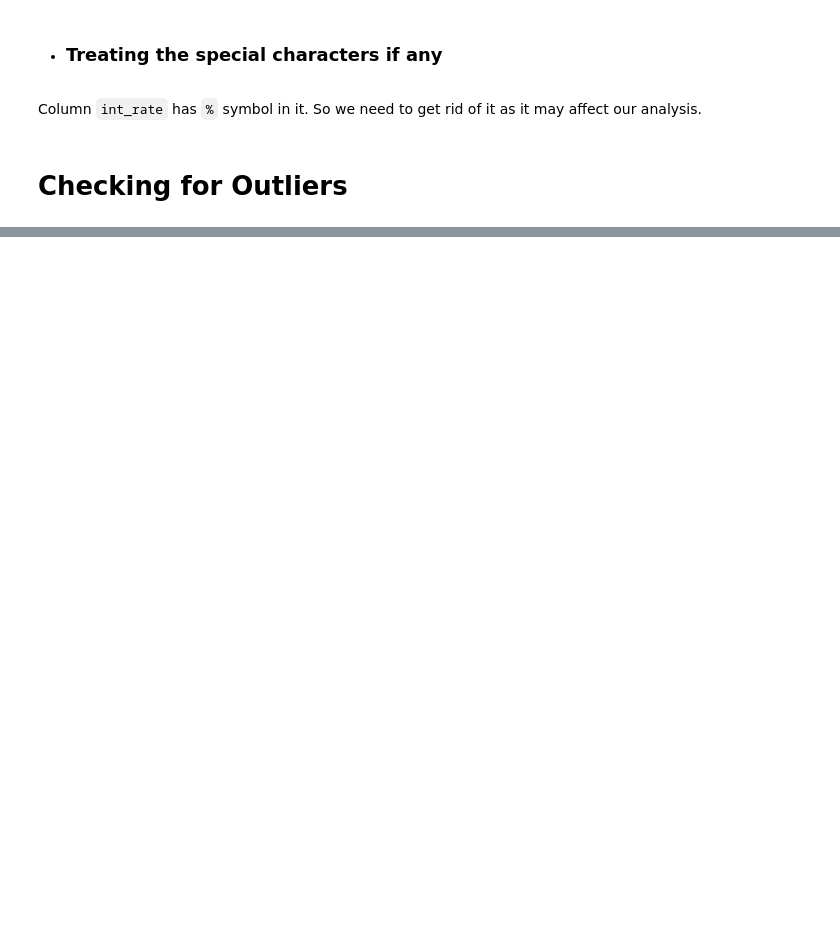
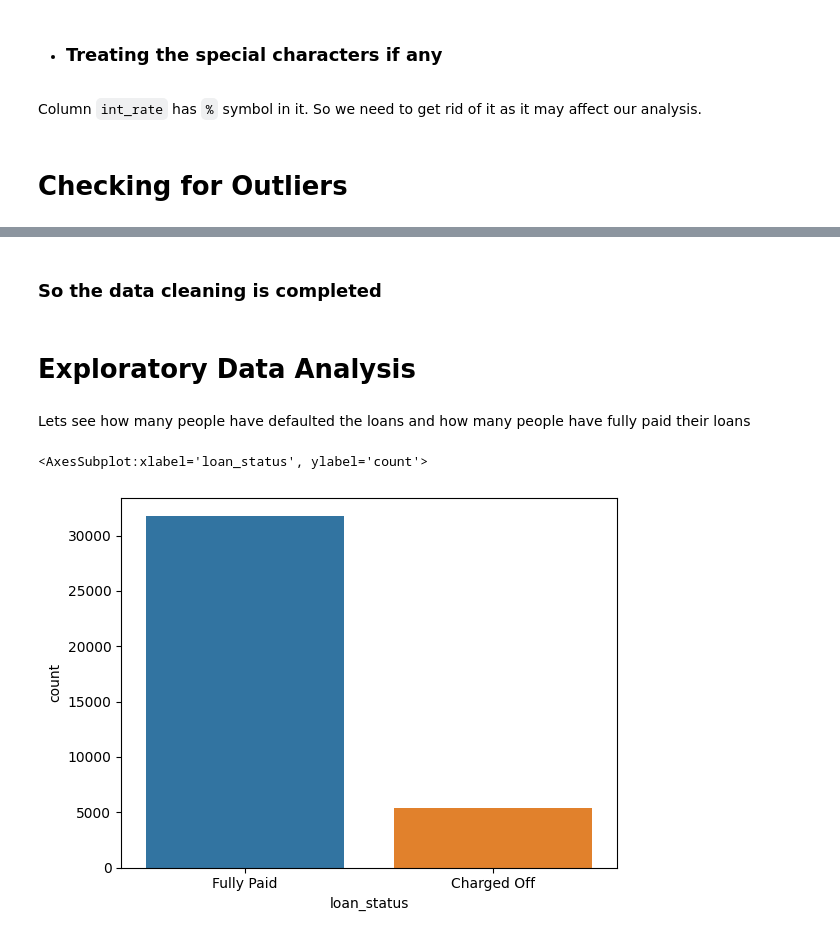
Before and after one commit to philipfranklin/LendingClubCaseStudy, a Jupyter notebook: default_analysis.ipynb, the cells around one changed output, grey strips where cells are left out. Cells and saved outputs as stored; diff of their text form; code cells hidden in the pictures; blank space fills up the shorter version.

```diff
--- a/default_analysis.ipynb
+++ b/default_analysis.ipynb
@@ -285,0 +310,3 @@ df.int_rate = df.int_rate.apply(lambda x: float(x.split('%')[0]) if '%' in x els
+# %%
+# Uodating the dataset and Keeping only 99 percent of the datatset
+df = df[df.annual_inc <= df.annual_inc.quantile(0.99)]
@@ -285,0 +317,11 @@ df.int_rate = df.int_rate.apply(lambda x: float(x.split('%')[0]) if '%' in x els
+# %% [markdown]
+### So the data cleaning is completed
+# %% [markdown]
+# Exploratory Data Analysis
+# %% [markdown]
+Lets see how many people have defaulted the loans and how many people have fully paid their loans
+# %%
+sns.countplot(data=df, x='loan_status')
+# %% [output]
+<AxesSubplot:xlabel='loan_status', ylabel='count'>
+[figure, added]
```
Also changed, not shown: parts of 7 cells of this notebook.
